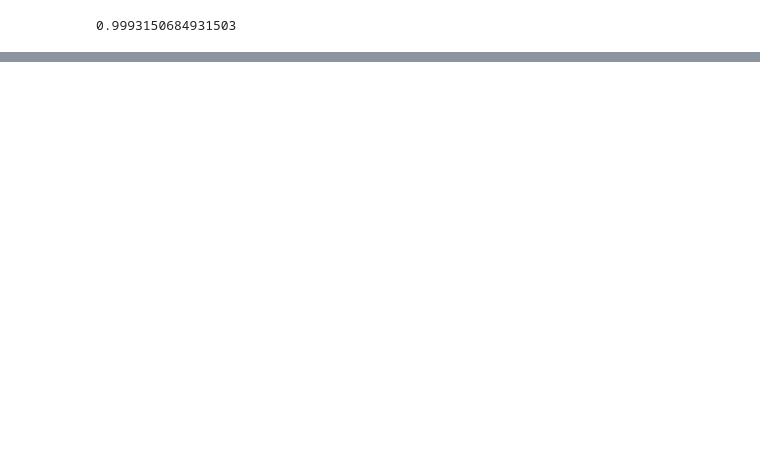
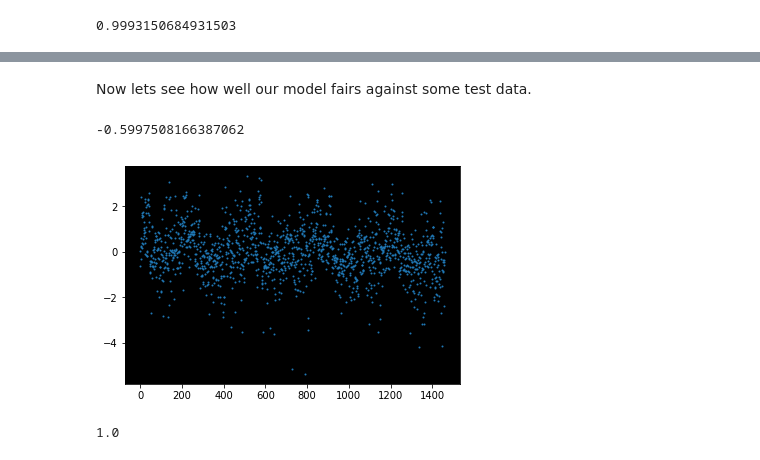
Before and after one commit to MangoFiasco/CISAssignment1, a Jupyter notebook: Assignment 1.ipynb, the cells around one changed output, grey strips where cells are left out. Saved outputs shown, nothing was run; the diff lists cells and outputs as text; code cells hidden in the pictures; blank space fills up the shorter version.

```diff
--- a/Assignment 1.ipynb
+++ b/Assignment 1.ipynb
@@ -242 +269,62 @@ print("New w:",newW,"New b:",newB)
 New w: 0.19358268014746227 New b: -7.049355391656965e-16
+# %% [markdown]
+Now lets see how well our model fairs against some test data.
+# %%
+testingInfo = pd.read_csv('housing/test.csv')
+
+#Data to Analyze from main data############
+lotAreaT = testingInfo['LotArea']
+overallQT = testingInfo['OverallQual']
+overallCT = testingInfo['OverallCond']
+yearBT = testingInfo['YearBuilt']
+yearRT = testingInfo['YearRemodAdd']
+############################################
+
+
+
+#Price
+result = pd.read_csv('housing/sample_submission.csv')
+allT = pd.DataFrame({
+    "LotArea":lotAreaT,
+    "YearB": yearBT,
+    "OverallQ": overallQT,
+    "OverallC": overallCT,
+    "YearR": yearRT,
+    "SalePrice" : result["SalePrice"]
+})
+
+allT = (allT - allT.mean())/ allT.std()
+
+testFeatures = pd.DataFrame({
+    "LotArea":allT["LotArea"],
+    "YearB": allT["YearB"],
+    "OverallQ": allT["OverallQ"],
+    "OverallC": allT["OverallC"],
+    "YearR": allT["YearR"],
+})
+result =  allT["SalePrice"]
+
+def calcFeature(w,x):
+    return w[0] + sum(w[1:]*x)
+print(result.values[0])
+
+testFeatures = testFeatures.values
+i = 0
+guessCheck = np.zeros(result.size)
+for tf in testFeatures:
+    res = calcFeature(a,tf)
+    guessCheck[i] = res
+    i = i + 1
+guessCheck = guessCheck - result
+plt.scatter(range(0,guessCheck.size),guessCheck,1)
+plt.show()
+# %% [output]
+-0.5997508166387062
+[figure, added]
+# %%
+
+guessCheck = np.zeros(10)
+guessCheck[1] = 1
+guessCheck[1]
+# %% [output]
+1.0
```
Also changed, not shown: parts of 8 cells of this notebook.
